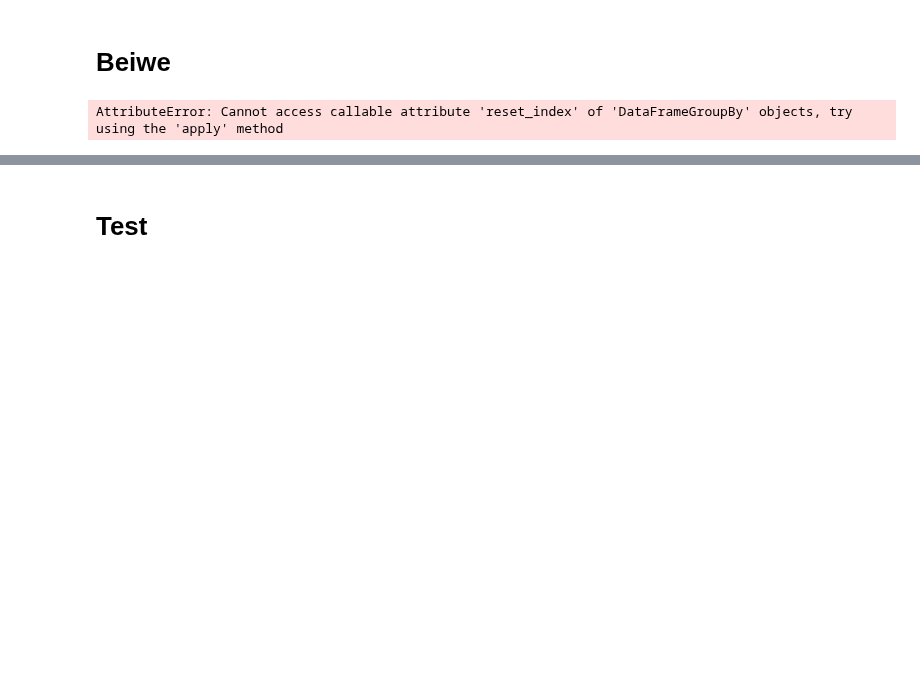
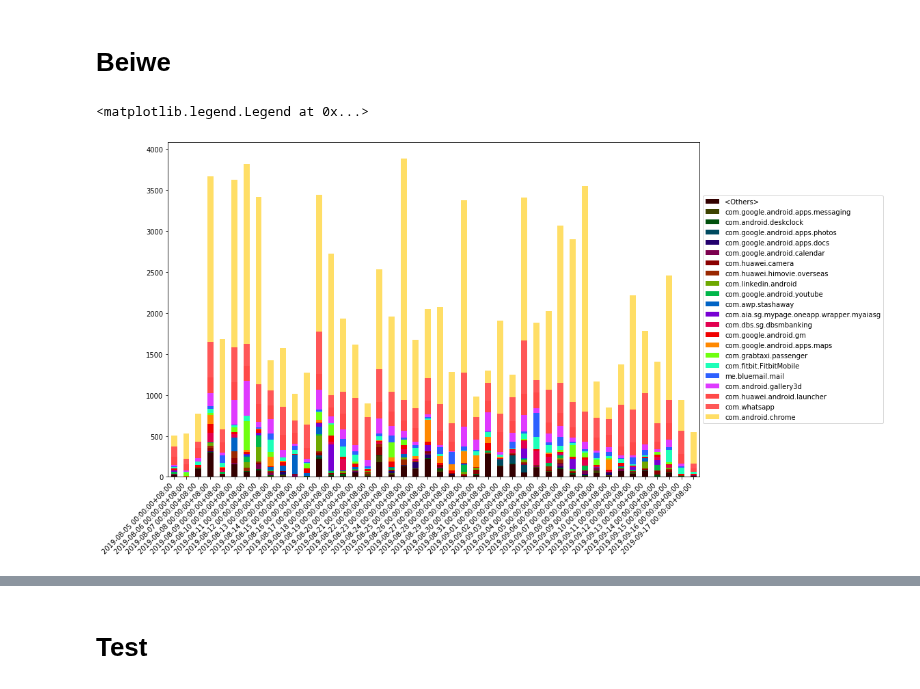
Before and after one commit to xuancong84/beiwe-visualizer, a Jupyter notebook: debug.ipynb, the cells around one changed output, grey strips where cells are left out. Drawn from its saved outputs; the diff is of its cells as text; code cells hidden in the pictures; blank space fills up the shorter version.

```diff
--- a/debug.ipynb
+++ b/debug.ipynb
@@ -89,32 +89,32 @@ d0 = d0.ffill()
 # %%
 SelCol = 'in_app_name'
 Interval = '1D'
 Extra = 21
 figsize = [16,9]
 
 data = d0[['datetime',SelCol]].groupby(pd.Grouper(freq=Interval, key='datetime'))
 
 
 data0 = data.filter(lambda t:True)
 stats = data0[SelCol].value_counts()
 N_cls_present = stats.size
 N_cls = min(Extra, N_cls_present)
 selected_cls = stats.index.tolist()[:N_cls]
 if N_cls_present > N_cls:
     data0[SelCol] = data0[SelCol].apply(lambda t:t if t in selected_cls else '<Others>')
     selected_cls += ['<Others>']
     N_cls += 1
 
 data = data0.groupby(pd.Grouper(freq=Interval, key='datetime'))
-data.reset_index()
-# map_null = lambda t:t if len(t) else {selected_cls[0]:0}
-# data = pd.DataFrame.from_dict({g[0]:map_null(g[1][SelCol].value_counts()) for g in data}, orient='index').fillna(0)
-# xy_plot = data[selected_cls[::-1]].plot.bar(stacked=True, rot=45, figsize=figsize, color=generate_colormap(N_cls))
-# xy_plot.set_xticklabels(xy_plot.get_xticklabels(), ha='right')
-# xy_plot.get_figure().subplots_adjust(right=0.8)
-# xy_plot.legend(loc='center left', prop={'size': 10}, bbox_to_anchor=(1,0,0.2,1))
+map_null = lambda t:t if len(t) else {selected_cls[0]:0}
+data = pd.DataFrame.from_dict({g[0]:map_null(g[1][SelCol].value_counts()) for g in data}, orient='index').fillna(0)
+xy_plot = data[selected_cls[::-1]].plot.bar(stacked=True, rot=45, figsize=figsize, color=generate_colormap(N_cls))
+xy_plot.set_xticklabels(xy_plot.get_xticklabels(), ha='right')
+xy_plot.get_figure().subplots_adjust(right=0.8)
+xy_plot.legend(loc='center left', prop={'size': 10}, bbox_to_anchor=(1,0,0.2,1))
 # %% [output]
-AttributeError: Cannot access callable attribute 'reset_index' of 'DataFrameGroupBy' objects, try using the 'apply' method
+<matplotlib.legend.Legend at 0x...>
+[figure, added]
 # %%
 df = pd.DataFrame({
      'browser': ['Firefox', 'Chrome', 'Safari', 'IE10', 'Konqueror', 'Firefox', 'Chrome'],
```
Also changed, not shown: parts of 5 cells of this notebook, 3 other files.
